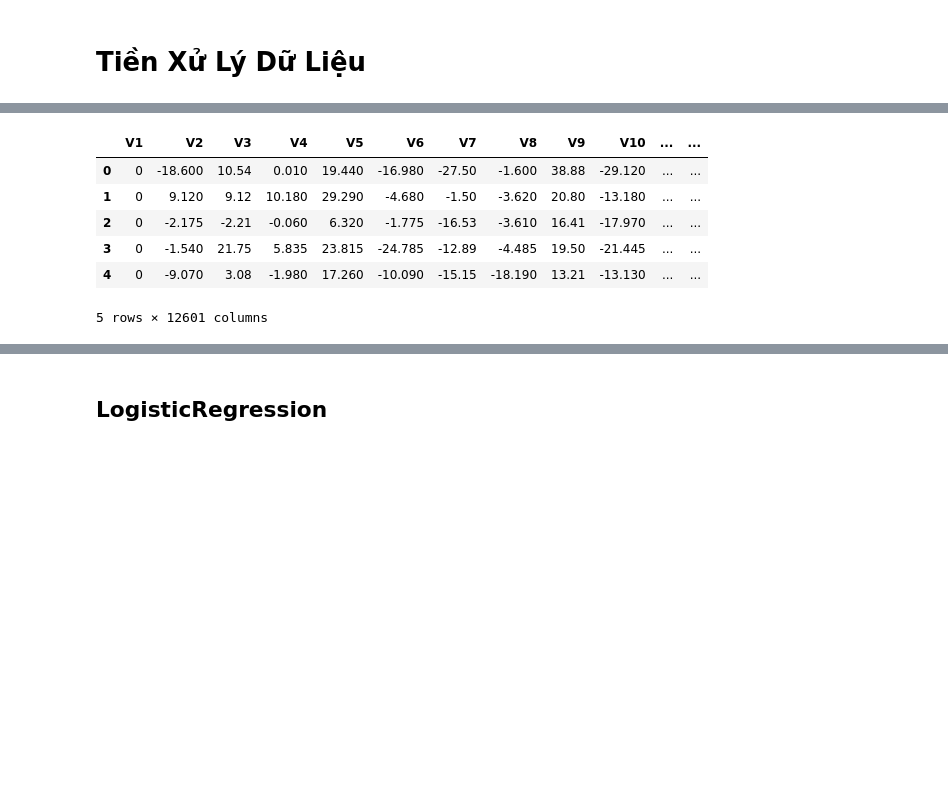
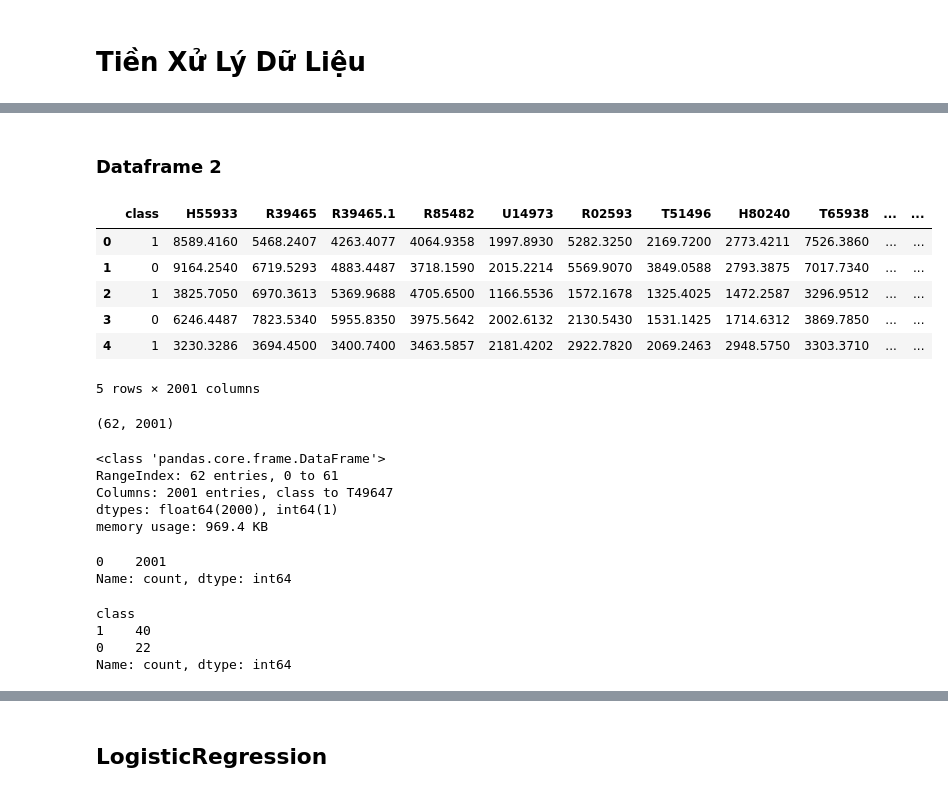
Before and after one commit to TranAnh35/Data_mining, a Jupyter notebook: Main.ipynb, the cells around one changed output, grey strips where cells are left out. Cells and saved outputs as stored; diff of their text form; code cells hidden in the pictures; blank space fills up the shorter version.

```diff
--- a/Main.ipynb
+++ b/Main.ipynb
@@ -25,12 +99,38 @@ df_1.head()
+# %% [markdown]
+### Dataframe 2
 # %%
-# Lung_cencer.csv
-df_2 = pd.read_csv("https://raw.githubusercontent.com/TranAnh35/Data_mining/main/Lung_cancer.csv")
+# Colon.csv
+df_2 = pd.read_csv("https://raw.githubusercontent.com/TranAnh35/Data_mining/main/CSV/colon1.csv")
 df_2.head()
 # %% [output]
-|  | V1 | V2 | V3 | V4 | V5 | V6 | V7 | V8 | V9 | V10 | ... | ... |
-| 0 | 0 | -18.600 | 10.54 | 0.010 | 19.440 | -16.980 | -27.50 | -1.600 | 38.88 | -29.120 | ... | ... |
-| 1 | 0 | 9.120 | 9.12 | 10.180 | 29.290 | -4.680 | -1.50 | -3.620 | 20.80 | -13.180 | ... | ... |
-| 2 | 0 | -2.175 | -2.21 | -0.060 | 6.320 | -1.775 | -16.53 | -3.610 | 16.41 | -17.970 | ... | ... |
-| 3 | 0 | -1.540 | 21.75 | 5.835 | 23.815 | -24.785 | -12.89 | -4.485 | 19.50 | -21.445 | ... | ... |
-| 4 | 0 | -9.070 | 3.08 | -1.980 | 17.260 | -10.090 | -15.15 | -18.190 | 13.21 | -13.130 | ... | ... |
+|  | class | H55933 | R39465 | R39465.1 | R85482 | U14973 | R02593 | T51496 | H80240 | T65938 | ... | ... |
+| 0 | 1 | 8589.4160 | 5468.2407 | 4263.4077 | 4064.9358 | 1997.8930 | 5282.3250 | 2169.7200 | 2773.4211 | 7526.3860 | ... | ... |
+| 1 | 0 | 9164.2540 | 6719.5293 | 4883.4487 | 3718.1590 | 2015.2214 | 5569.9070 | 3849.0588 | 2793.3875 | 7017.7340 | ... | ... |
+| 2 | 1 | 3825.7050 | 6970.3613 | 5369.9688 | 4705.6500 | 1166.5536 | 1572.1678 | 1325.4025 | 1472.2587 | 3296.9512 | ... | ... |
+| 3 | 0 | 6246.4487 | 7823.5340 | 5955.8350 | 3975.5642 | 2002.6132 | 2130.5430 | 1531.1425 | 1714.6312 | 3869.7850 | ... | ... |
+| 4 | 1 | 3230.3286 | 3694.4500 | 3400.7400 | 3463.5857 | 2181.4202 | 2922.7820 | 2069.2463 | 2948.5750 | 3303.3710 | ... | ... |
-5 rows × 12601 columns
+5 rows × 2001 columns
+# %%
+df_2.shape
+# %% [output]
+(62, 2001)
+# %%
+df_2.info()
+# %% [output]
+<class 'pandas.core.frame.DataFrame'>
+RangeIndex: 62 entries, 0 to 61
+Columns: 2001 entries, class to T49647
+dtypes: float64(2000), int64(1)
+memory usage: 969.4 KB
+# %%
+df_2.isnull().sum().value_counts()
+# %% [output]
+0    2001
+Name: count, dtype: int64
+# %%
+df_2["class"].value_counts()
+# %% [output]
+class
+1    40
+0    22
+Name: count, dtype: int64
```
Also changed, not shown: parts of 40 cells of this notebook.
